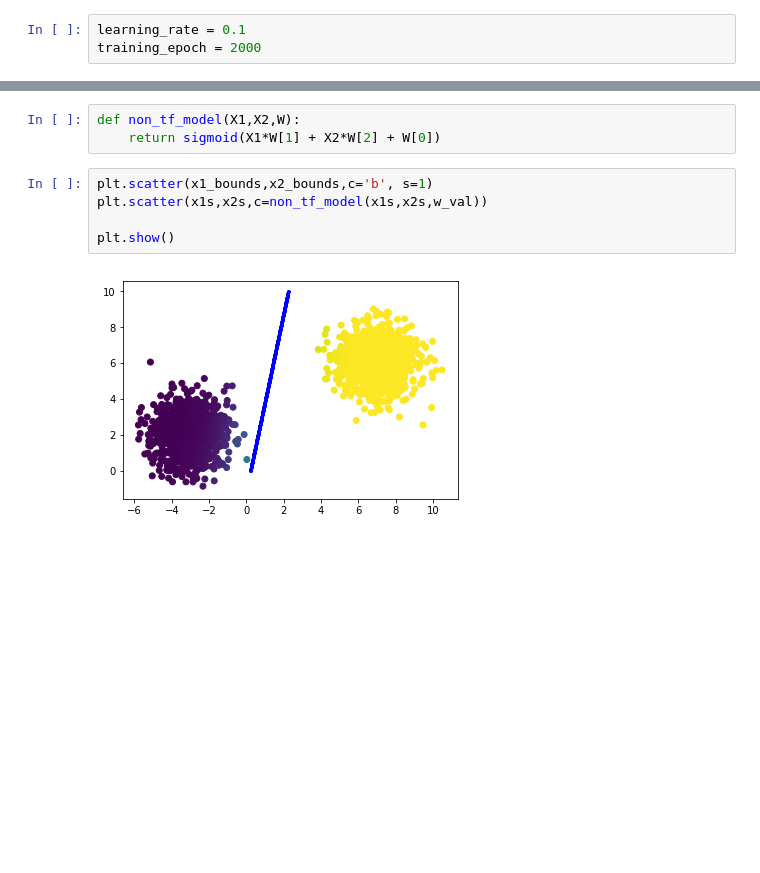
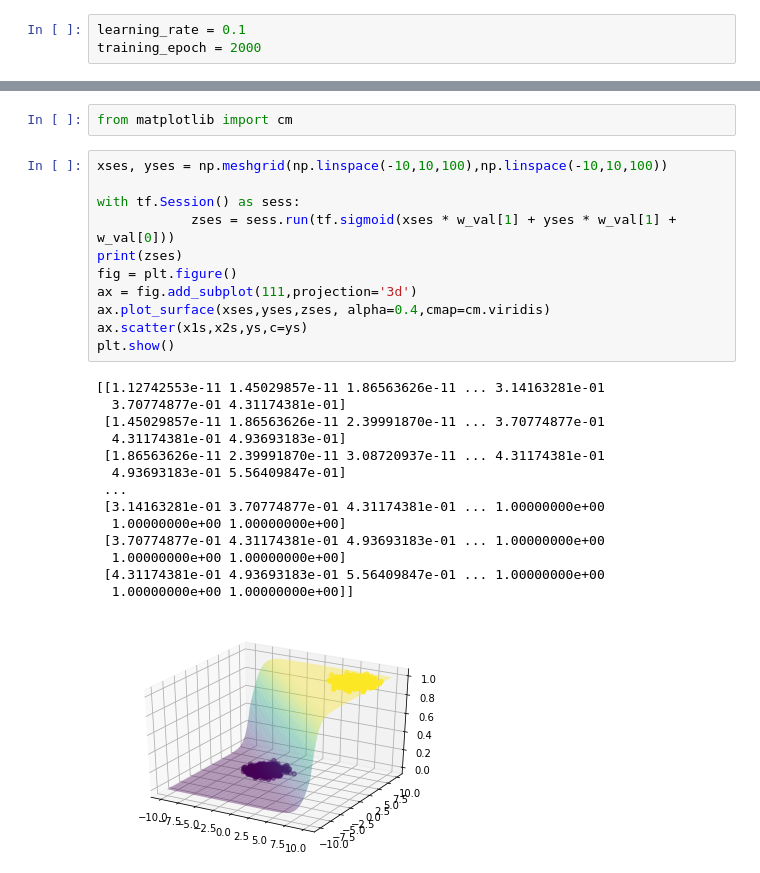
Before and after one commit to sci10n/ML-Examples, a Jupyter notebook: Logistic Regression 2D.ipynb, the cells around one changed output, grey strips where cells are left out. Cells and saved outputs as stored; diff of their text form; blank space fills up the shorter version.

Commit message:
added kmeans clustering and fixed plt for boundrary in logistic regression in 2d

```diff
--- a/Logistic Regression 2D.ipynb
+++ b/Logistic Regression 2D.ipynb
@@ -50,10 +51,28 @@ print(w_val)
-# %%
-def non_tf_model(X1,X2,W):
-    return sigmoid(X1*W[1] + X2*W[2] + W[0])
-# %%
-plt.scatter(x1_bounds,x2_bounds,c='b', s=1)
-plt.scatter(x1s,x2s,c=non_tf_model(x1s,x2s,w_val))
-
-plt.show()
-# %% [output]
-[figure, removed]
+# %%
+from matplotlib import cm
+# %%
+xses, yses = np.meshgrid(np.linspace(-10,10,100),np.linspace(-10,10,100))
+
+with tf.Session() as sess:
+            zses = sess.run(tf.sigmoid(xses * w_val[1] + yses * w_val[1] + w_val[0]))
+print(zses)
+fig = plt.figure()
+ax = fig.add_subplot(111,projection='3d')
+ax.plot_surface(xses,yses,zses, alpha=0.4,cmap=cm.viridis)
+ax.scatter(x1s,x2s,ys,c=ys)
+plt.show()
+# %% [output]
+[[1.12742553e-11 1.45029857e-11 1.86563626e-11 ... 3.14163281e-01
+  3.70774877e-01 4.31174381e-01]
+ [1.45029857e-11 1.86563626e-11 2.39991870e-11 ... 3.70774877e-01
+  4.31174381e-01 4.93693183e-01]
+ [1.86563626e-11 2.39991870e-11 3.08720937e-11 ... 4.31174381e-01
+  4.93693183e-01 5.56409847e-01]
+ ...
+ [3.14163281e-01 3.70774877e-01 4.31174381e-01 ... 1.00000000e+00
+  1.00000000e+00 1.00000000e+00]
+ [3.70774877e-01 4.31174381e-01 4.93693183e-01 ... 1.00000000e+00
+  1.00000000e+00 1.00000000e+00]
+ [4.31174381e-01 4.93693183e-01 5.56409847e-01 ... 1.00000000e+00
+  1.00000000e+00 1.00000000e+00]]
+[figure, added]
```
Also changed, not shown: parts of 3 cells of this notebook, 1 other file.
